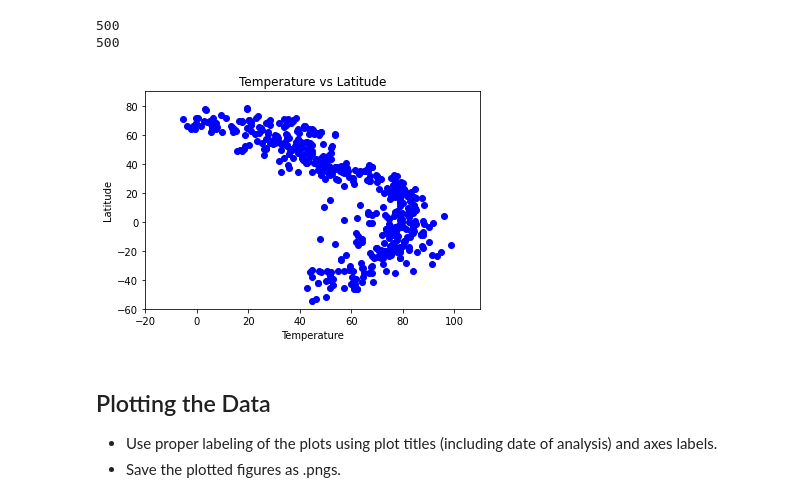
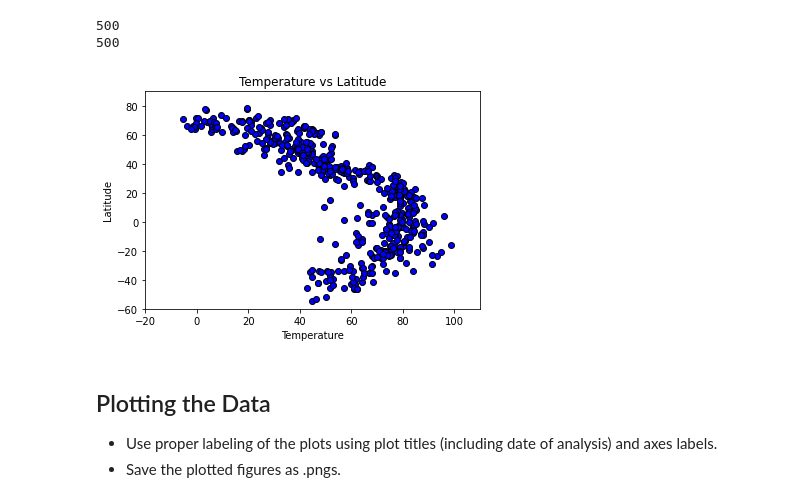
Before and after one commit to travisb98/Weather_API, a Jupyter notebook: Weather/WeatherPy.ipynb, the cells around one changed output. Drawn from its saved outputs; the diff is of its cells as text; code cells hidden in the pictures.

```diff
--- a/Weather/WeatherPy.ipynb
+++ b/Weather/WeatherPy.ipynb
@@ -144,27 +144,27 @@ print(len(city_weather_df['Humidity']))
 # %%
 #### defines the plotting process as a function so it can be applied for each weather factor compared to latitude
 def scatty(weathery):
     #set the x min and max and sets the data from the data frame as the x axis
     x_limit=round(city_weather_df[weathery].max()+(city_weather_df[weathery].max()*.1),-1)
     x_min=round((city_weather_df[weathery].min()-10),-1)
     x_axis=city_weather_df[weathery]
 
-
+    # does the same as above for the y axis
     y_limit=round(city_weather_df['Latitude'].max()+(city_weather_df['Latitude'].max()*.1),-1)
     y_min=round((city_weather_df['Latitude'].min()-10),-1)
     y_axis = city_weather_df['Latitude']
 
-    plt.scatter(x_axis,y_axis,marker='o',facecolors='blue')
+    plt.scatter(x_axis,y_axis,marker='o',facecolors='blue',edgecolor='black')
     plt.ylim(y_min,y_limit)
     plt.xlim(x_min,x_limit)
     plt.title(weathery+" vs Latitude")
     plt.xlabel(weathery)
     plt.ylabel('Latitude')
     return plt.show()
 
 scatty('Temperature')
 # %% [output]
-[figure, old version]
+[figure, new version]
 # %% [markdown]
 ## Plotting the Data
 * Use proper labeling of the plots using plot titles (including date of analysis) and axes labels.
```
Also changed, not shown: parts of 9 cells of this notebook.
